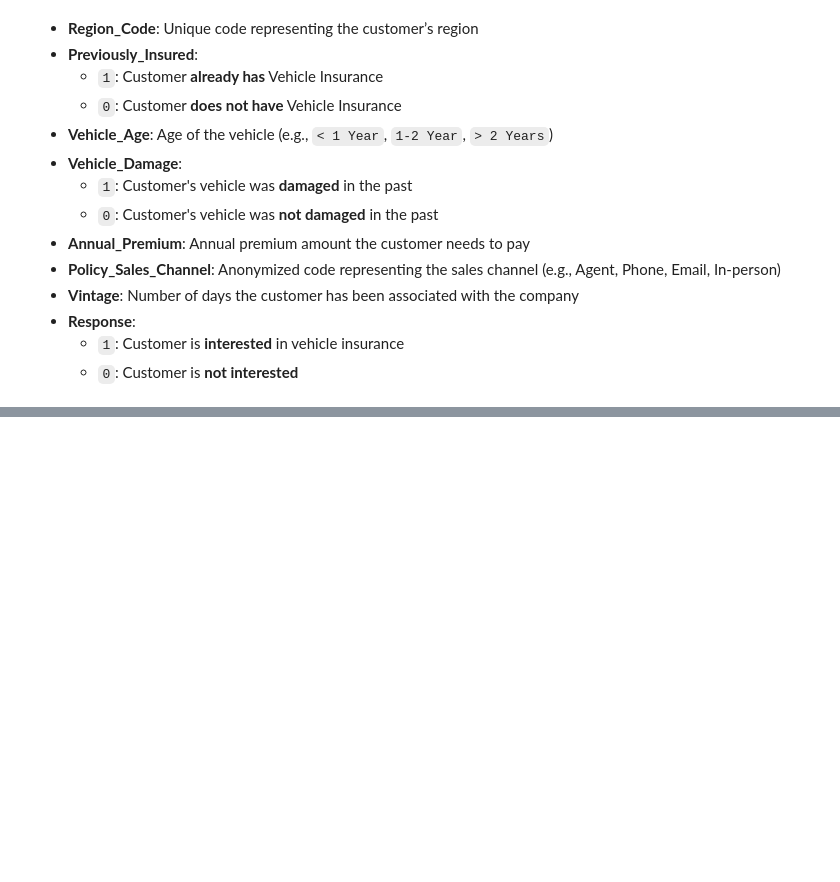
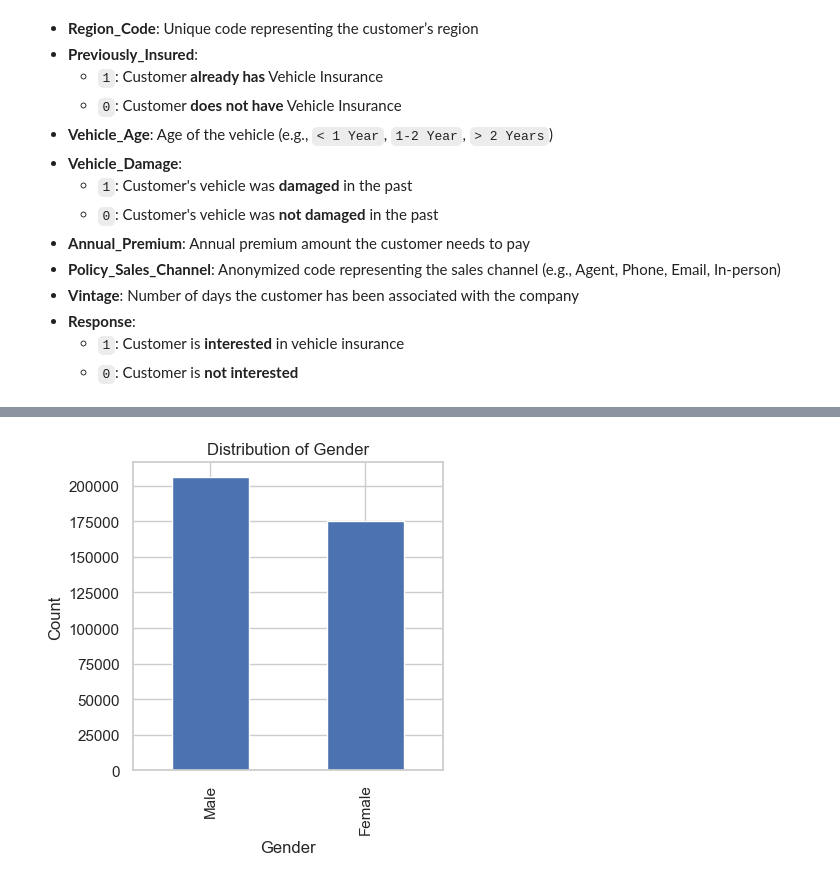
Before and after one commit to AtharvaBOT7/Vehicle-Insurance-MLOps, a Jupyter notebook: notebook/exp_notebook.ipynb, the cells around one changed output, grey strips where cells are left out. Drawn from its saved outputs; the diff is of its cells as text; code cells hidden in the pictures; blank space fills up the shorter version.

```diff
--- a/notebook/exp_notebook.ipynb
+++ b/notebook/exp_notebook.ipynb
@@ -58,0 +149,18 @@ df.head(10)
+# %%
+# Gender-Response comparison
+
+value_counts = df['Gender'].value_counts()
+plt.figure(figsize=(4, 4))
+
+# Create the bar plot
+value_counts.plot(kind='bar')
+
+# Customize the plot (optional)
+plt.xlabel('Gender')
+plt.ylabel('Count')
+plt.title('Distribution of Gender')
+
+# Show the plot
+plt.show()
+# %% [output]
+[figure, added]
```
Also changed, not shown: parts of 44 cells of this notebook, 1 other file.
